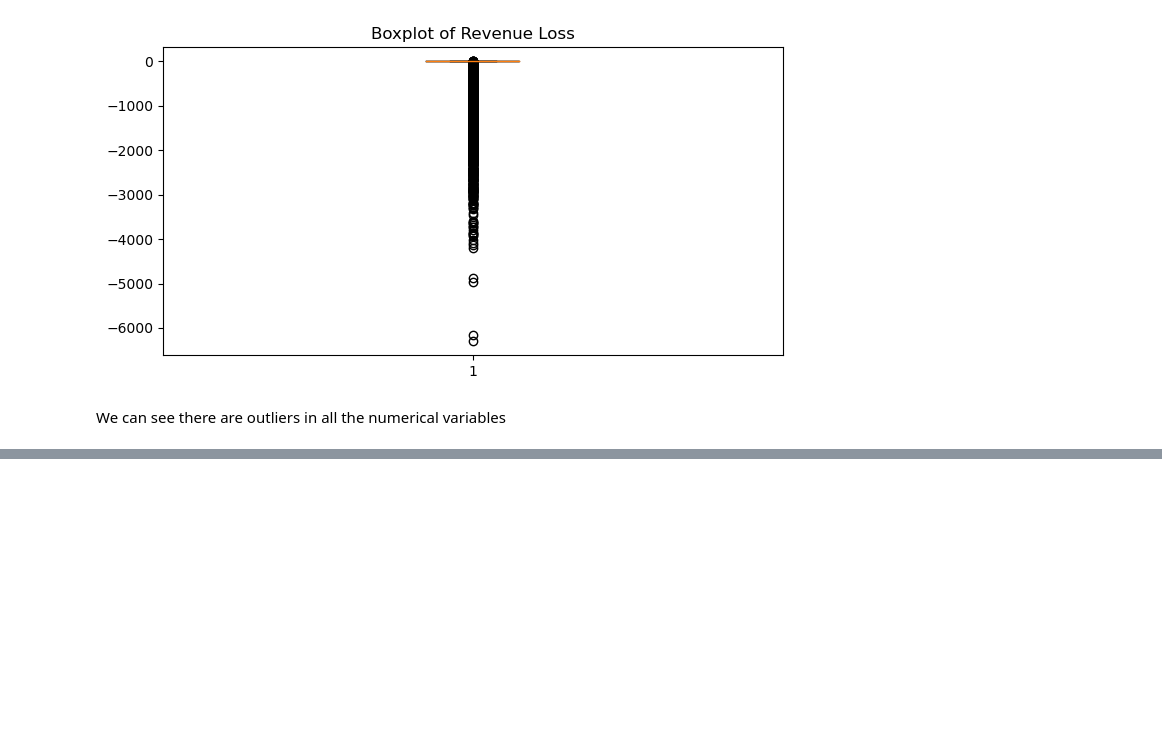
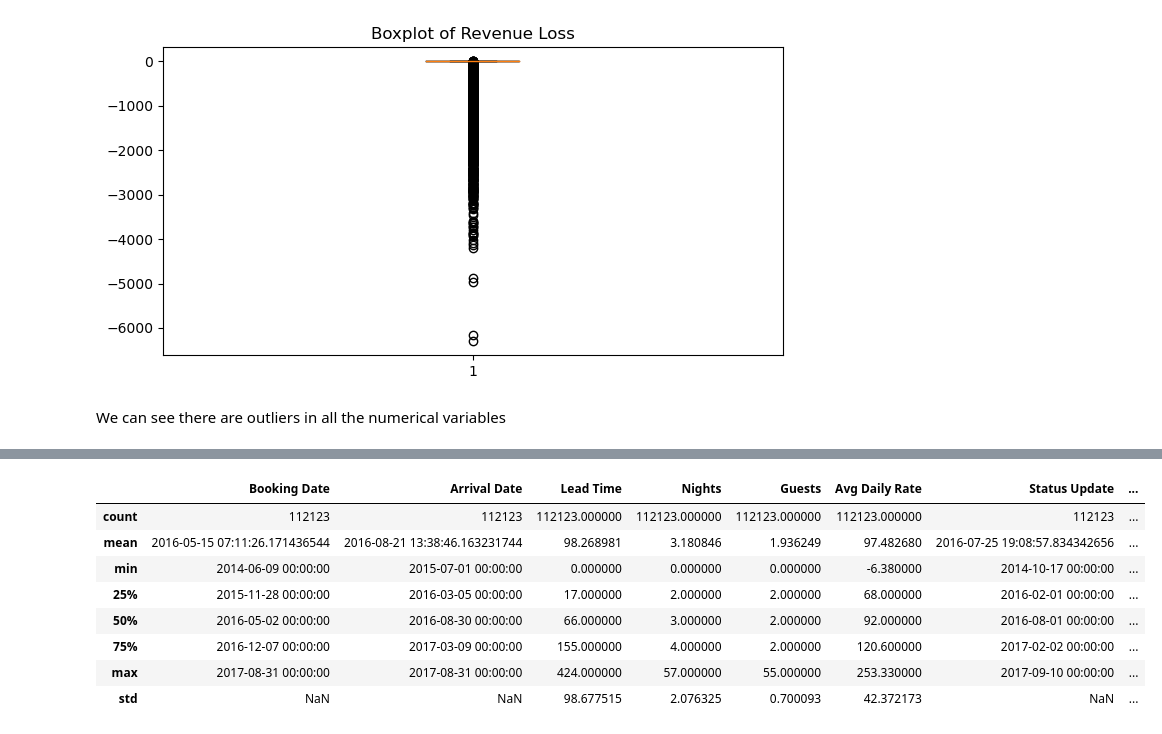
Before and after one commit to PoojaChandrashekara/Analysing-Booking-Data-For-Major-Hotel-Chain, a Jupyter notebook: booking-analysis.ipynb, the cells around one changed output, grey strips where cells are left out. Cells and saved outputs as stored; diff of their text form; code cells hidden in the pictures; blank space fills up the shorter version.

```diff
--- a/booking-analysis.ipynb
+++ b/booking-analysis.ipynb
@@ -243,0 +246,13 @@ for var in continuous_variables:
+# %%
+#describe data without outliers
+df_no_outliers.describe()
+# %% [output]
+|  | Booking Date | Arrival Date | Lead Time | Nights | Guests | Avg Daily Rate | Status Update | ... |
+| count | 112123 | 112123 | 112123.000000 | 112123.000000 | 112123.000000 | 112123.000000 | 112123 | ... |
+| mean | 2016-05-15 07:11:26.171436544 | 2016-08-21 13:38:46.163231744 | 98.268981 | 3.180846 | 1.936249 | 97.482680 | 2016-07-25 19:08:57.834342656 | ... |
+| min | 2014-06-09 00:00:00 | 2015-07-01 00:00:00 | 0.000000 | 0.000000 | 0.000000 | -6.380000 | 2014-10-17 00:00:00 | ... |
+| 25% | 2015-11-28 00:00:00 | 2016-03-05 00:00:00 | 17.000000 | 2.000000 | 2.000000 | 68.000000 | 2016-02-01 00:00:00 | ... |
+| 50% | 2016-05-02 00:00:00 | 2016-08-30 00:00:00 | 66.000000 | 3.000000 | 2.000000 | 92.000000 | 2016-08-01 00:00:00 | ... |
+| 75% | 2016-12-07 00:00:00 | 2017-03-09 00:00:00 | 155.000000 | 4.000000 | 2.000000 | 120.600000 | 2017-02-02 00:00:00 | ... |
+| max | 2017-08-31 00:00:00 | 2017-08-31 00:00:00 | 424.000000 | 57.000000 | 55.000000 | 253.330000 | 2017-09-10 00:00:00 | ... |
+| std | NaN | NaN | 98.677515 | 2.076325 | 0.700093 | 42.372173 | NaN | ... |
```
Also changed, not shown: parts of 17 cells of this notebook.
